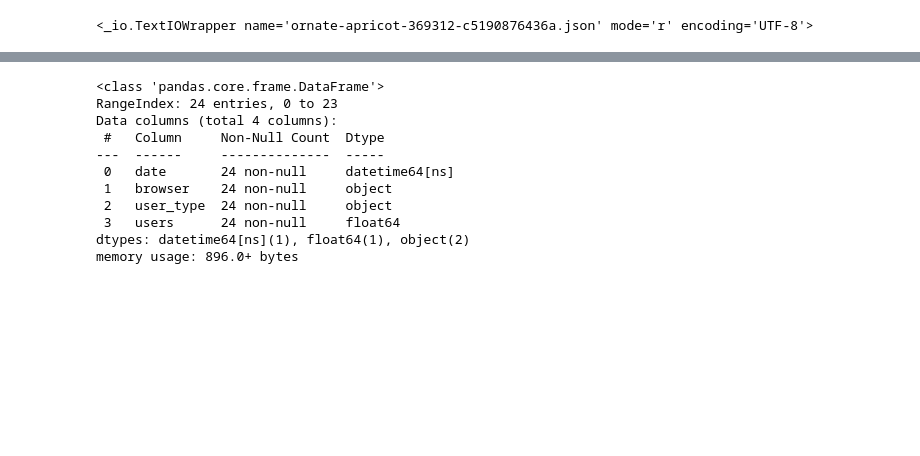
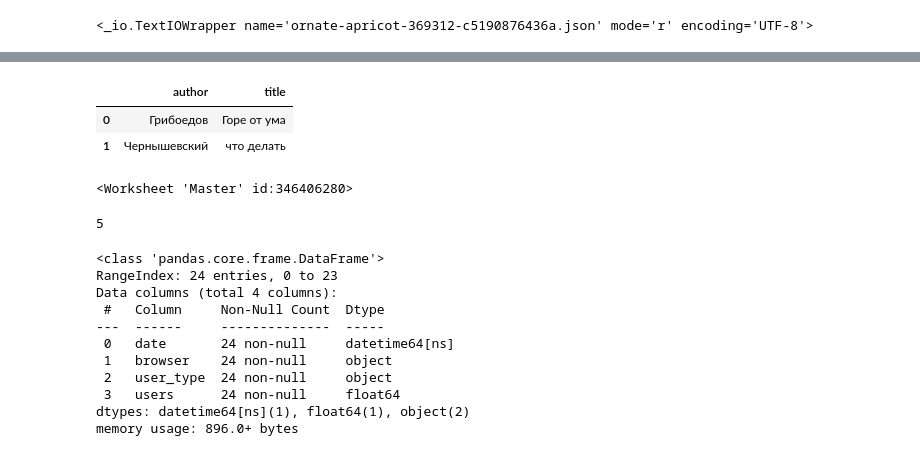
Before and after one commit to Bogdanova-olga-i/Karpov.Courses, a Jupyter notebook: Miniproject_lesson7.ipynb, the cells around one changed output, grey strips where cells are left out. Saved outputs shown, nothing was run; the diff lists cells and outputs as text; code cells hidden in the pictures; blank space fills up the shorter version.

```diff
--- a/Miniproject_lesson7.ipynb
+++ b/Miniproject_lesson7.ipynb
@@ -123,0 +109,25 @@ client_email = dict[ 'client_email']
+# %%
+# потренировались читать таблицу из google sheet
+path_to_credential = 'ornate-apricot-369312-c5190876436a.json'
+table_name = 'test_table'
+
+scope = ['https://spreadsheets.google.com/feeds',
+'https://www.googleapis.com/auth/drive']
+
+credentials = ServiceAccountCredentials.from_json_keyfile_name(path_to_credential, scope)
+
+gs = gspread.authorize(credentials)
+work_sheet = gs.open(table_name)
+# Select 1st sheet
+sheet1 = work_sheet.sheet1
+# Get data in python lists format
+data = sheet1.get_all_values()
+# Get header from data
+headers = data.pop(0)
+# Create df
+df = pd.DataFrame(data, columns=headers)
+df.head()
+# %% [output]
+|  | author | title |
+| 0 | Грибоедов | Горе от ума |
+| 1 | Чернышевский | что делать |
@@ -124,14 +137,12 @@ client_email = dict[ 'client_email']
 # %%
+# Экспорт DF
 path_to_credential = 'ornate-apricot-369312-c5190876436a.json'
-table_name = 'test_table'
 
 scope = ['https://spreadsheets.google.com/feeds',
 'https://www.googleapis.com/auth/drive']
 
 credentials = ServiceAccountCredentials.from_json_keyfile_name(path_to_credential, scope)
 
-gs = gspread.authorize(credentials)
-work_sheet = gs.open(table_name)
-
-sheet = gs.create(table_name)
-sheet
+d2g.upload(df_4_restruct, gfile = table_id, wks_name='Master', credentials=credentials, row_names=True)
+# %% [output]
+<Worksheet 'Master' id:346406280>
@@ -141,3 +160,10 @@ d2g.upload(df_4_restruct, table_name, sheet, credentials=credentials, row_names=
+# %%
+vk.messages.send(
+chat_id=chat_id,
+random_id=random.randint(1, 2 ** 31),
+message='https://docs.google.com/spreadsheets/d/1aG2USyNonRBaMUk3z8MgNv9n38nTUn1U0WVB7Q8_img/edit#gid=346406280')
+# %% [output]
+5
 # %%
 # Другой аналитик уже агрегировал часть данных из метрики.
 # Вам нужно объединить усилия, чтобы получить финальный отчет.
```
Also changed, not shown: parts of 8 cells of this notebook, 1 other file.
